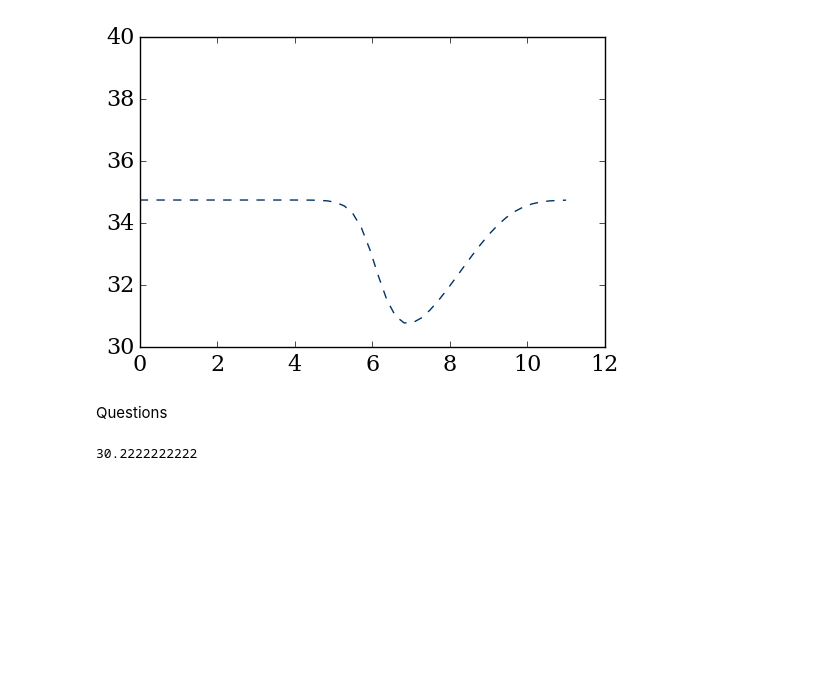
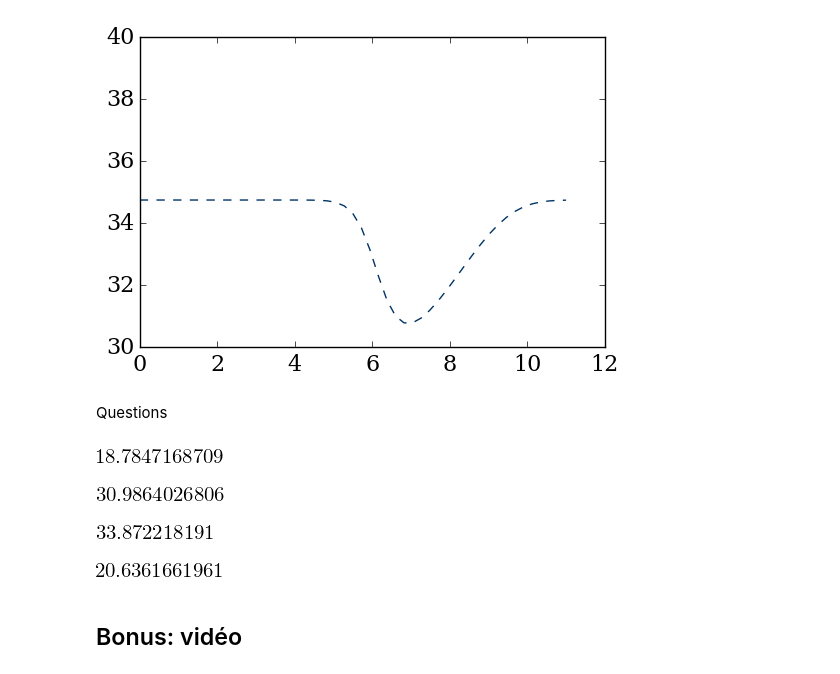
Before and after one commit to CarolineJonas/Module-2---Space-time, a Jupyter notebook: Module2_Final.ipynb, the cells around one changed output. Saved outputs shown, nothing was run; the diff lists cells and outputs as text; code cells hidden in the pictures; blank space fills up the shorter version.

```diff
--- a/Module2_Final.ipynb
+++ b/Module2_Final.ipynb
@@ -132,11 +135,17 @@ def time(t):
     n=int(t/0.06)+1
     return n
 # %%
-vmi=rho(rho1,time(0),20,136.0)[1]
-minim=vmi[0]
-for i in range (0,nx-1):
+def vmin(initial,t,bound,vmax):
+    vmi=rho(initial,time(t),bound,vmax)[1]
+    for i in range (0,nx-1):
         if vmi[i]>vmi[i+1]:
             minim=vmi[i+1]
-print(minim)
+    return(minim)
-# %% [output]
-30.2222222222
+# %%
+vmin(rho0,6,10,80.0)
+# %% [output]
+[figure, added]
+# %%
+vmin(rho1,3,20,136.0)
+# %% [output]
+[figure, added]
@@ -142,0 +160,10 @@ print(minim)
+# %%
+vmean(rho1,3,20,136.0)
+# %% [output]
+[figure, added]
+# %%
+vmean(rho0,3,10,80.0)
+# %% [output]
+[figure, added]
+# %% [markdown]
+## Bonus: vidéo
```
Also changed, not shown: parts of 17 cells of this notebook.
